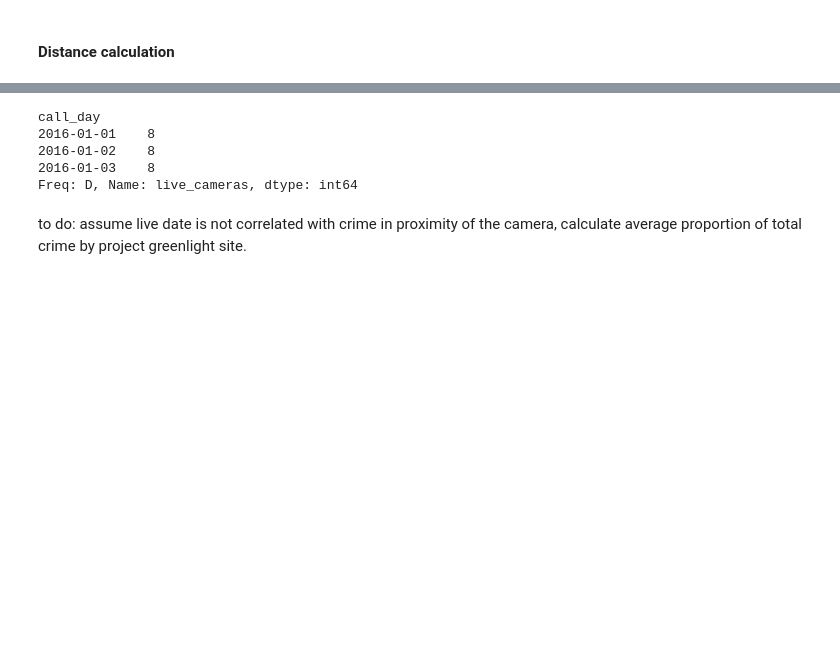
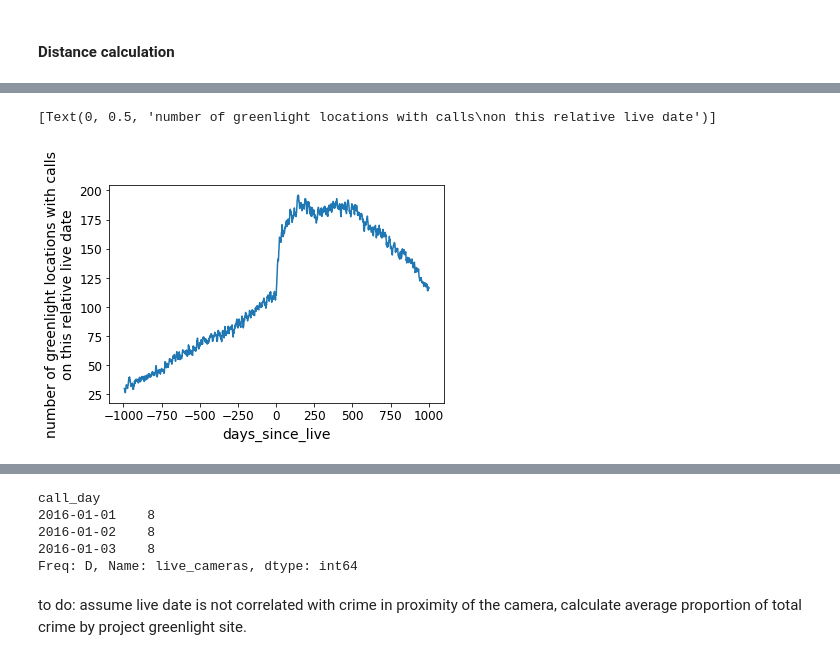
Before and after one commit to ahakso/detroit, a Jupyter notebook: project_greenlight_join.ipynb, the cells around one changed output, grey strips where cells are left out. Drawn from its saved outputs; the diff is of its cells as text; code cells hidden in the pictures; blank space fills up the shorter version.

```diff
--- a/project_greenlight_join.ipynb
+++ b/project_greenlight_join.ipynb
@@ -105,0 +227,2 @@ background_rate.head(3)
+# %%
+response_df = combined_df.groupby('first_live_camera').apply(lambda df: get_normalized_time_series(df, background_rate)).reset_index().dropna()
@@ -105,0 +239,6 @@ background_rate.head(3)
+# %%
+response_df.groupby('days_since_live').apply(lambda df: df.first_live_camera.nunique()).loc[-1000:1000].rolling(7).mean().plot()
+plt.gca().set(ylabel='number of greenlight locations with calls\non this relative live date')
+# %% [output]
+[Text(0, 0.5, 'number of greenlight locations with calls\non this relative live date')]
+[figure, added]
```
Also changed, not shown: parts of 63 cells of this notebook, 3 other files.
